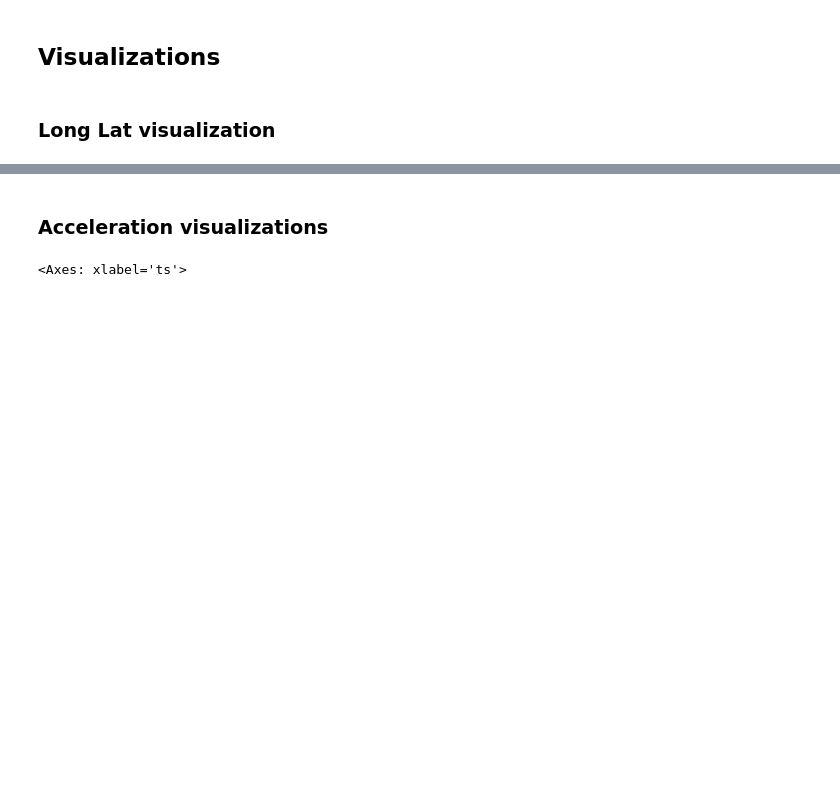
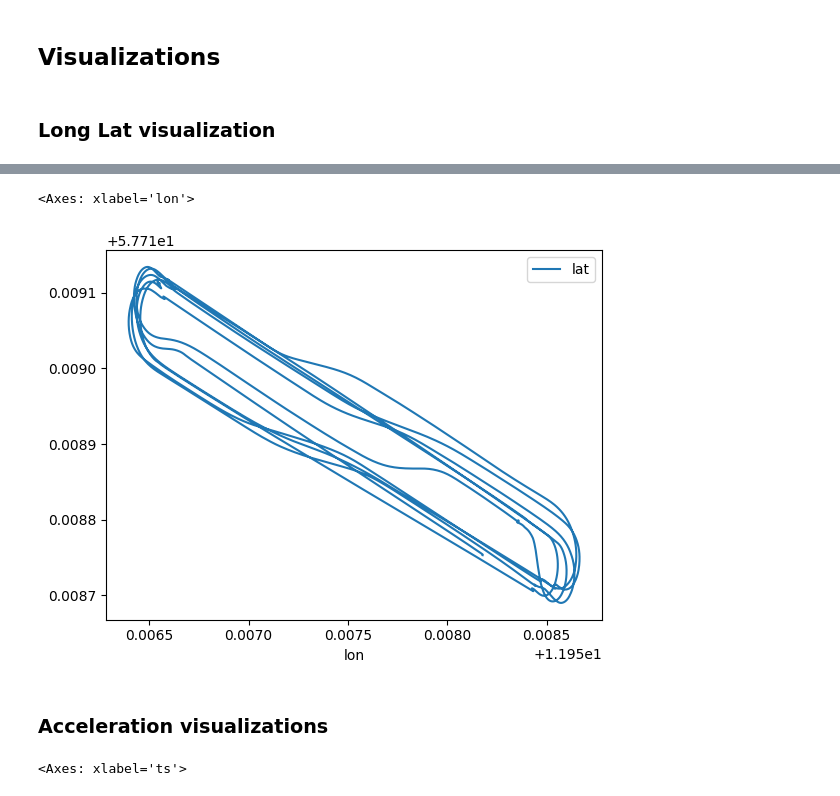
Before and after one commit to Marble879/SFC_scripts, a Jupyter notebook: LaneChange_Scripts/Extract_Lane_changes.ipynb, the cells around one changed output, grey strips where cells are left out. Drawn from its saved outputs; the diff is of its cells as text; code cells hidden in the pictures; blank space fills up the shorter version.

```diff
--- a/LaneChange_Scripts/Extract_Lane_changes.ipynb
+++ b/LaneChange_Scripts/Extract_Lane_changes.ipynb
@@ -144,0 +192,6 @@ brakingCut
+# %%
+merged_df = LCandBrakingDF.merge(eightBrakingCuts, indicator=True, how='inner')
+matched_rows = merged_df[merged_df['_merge'] == 'both']
+lcDF = LCandBrakingDF.drop(matched_rows.index).reset_index(drop=True)
+lcDF
+lcDF.to_csv("data/lane_changes.csv", index=False)
@@ -160,3 +251,8 @@ LCandBreakingDF.plot(x = 'lon', y = 'lat')
+# %%
+lcDF.plot(x="lon",y="lat")
+# %% [output]
+<Axes: xlabel='lon'>
+[figure, added]
 # %% [markdown]
 ### Acceleration visualizations
 # %%
```
Also changed, not shown: parts of 23 cells of this notebook, 1 other file.
